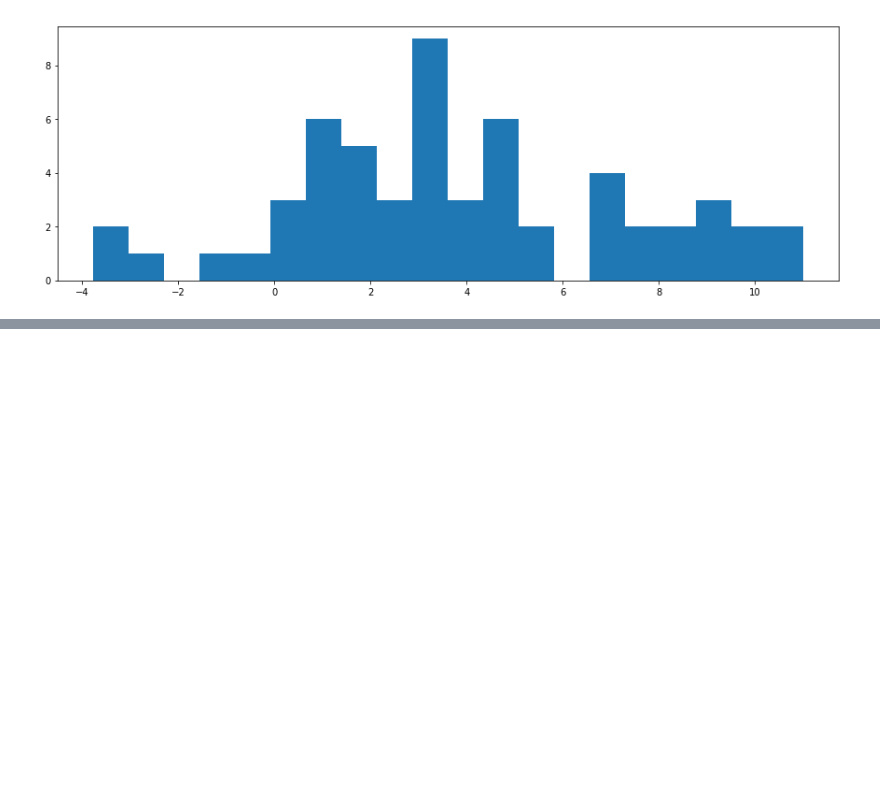
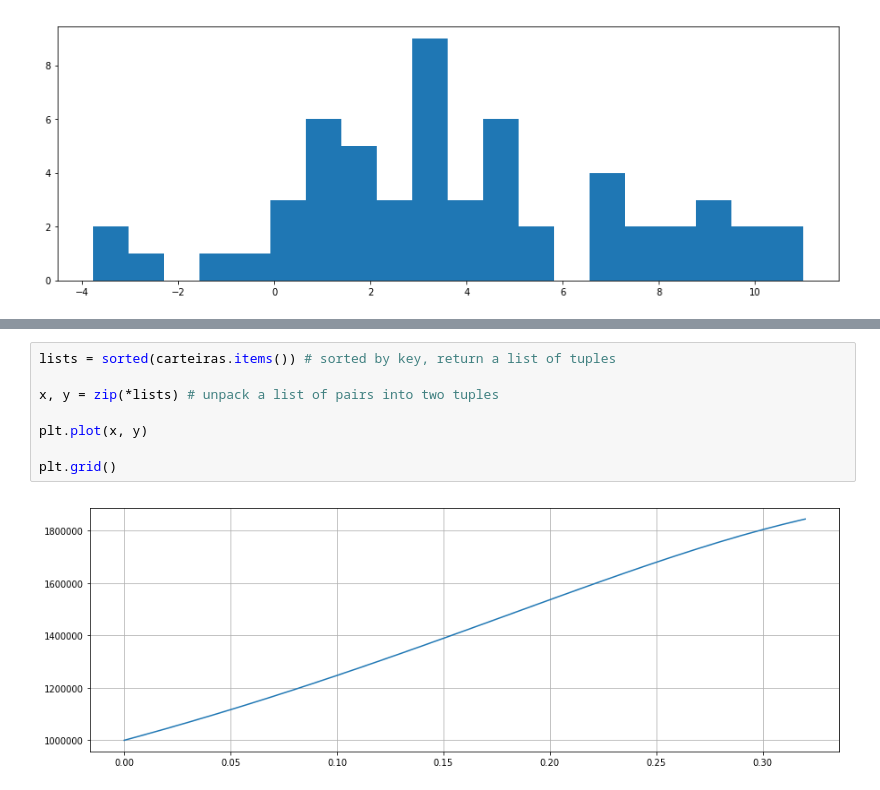
Before and after one commit to RodrigoCalderano/DOM-BOT, a Jupyter notebook: Jupyter/Long Short.ipynb, the cells around one changed output, grey strips where cells are left out. Drawn from its saved outputs; the diff is of its cells as text; blank space fills up the shorter version.

```diff
--- a/Jupyter/Long Short.ipynb
+++ b/Jupyter/Long Short.ipynb
@@ -723,0 +697,10 @@ pd.read_csv('PARESLS/CMIG3_CMIG4')
+# %%
+lists = sorted(carteiras.items()) # sorted by key, return a list of tuples
+
+x, y = zip(*lists) # unpack a list of pairs into two tuples
+
+plt.plot(x, y)
+
+plt.grid()
+# %% [output]
+[figure, added]
```
Also changed, not shown: parts of 26 cells of this notebook, 2 other files.
